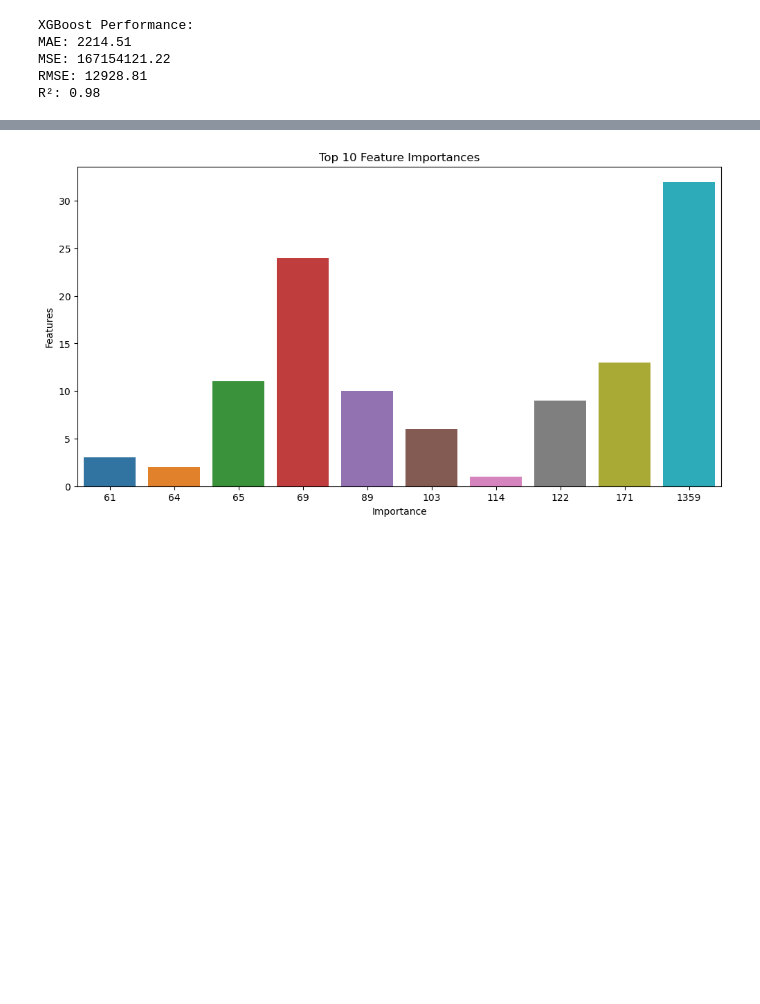
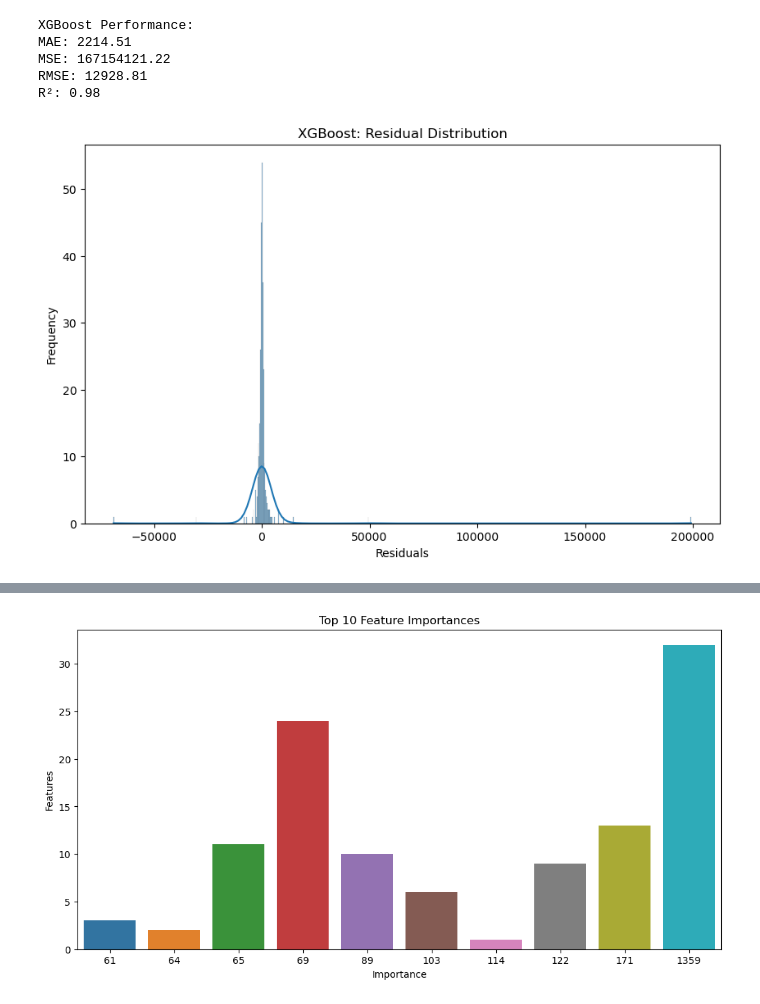
Before and after one commit to gogikarbharath/House-Price-Pred, a Jupyter notebook: Outputfile.ipynb, the cells around one changed output, grey strips where cells are left out. Cells and saved outputs as stored; diff of their text form; code cells hidden in the pictures; blank space fills up the shorter version.

```diff
--- a/Outputfile.ipynb
+++ b/Outputfile.ipynb
@@ -561,6 +589,11 @@ MAE: 2214.51
 MSE: 167154121.22
 RMSE: 12928.81
 R²: 0.98
+# %%
+# Distribution plot for XGBoost
+plot_residual_distribution(y_test, xgb_predictions, 'XGBoost: Residual Distribution')
+# %% [output]
+[figure, added]
 # %%
 # Initialize the model
 lgb_model = LGBMRegressor(n_estimators=100, random_state=42)
```
Also changed, not shown: parts of 9 cells of this notebook.
